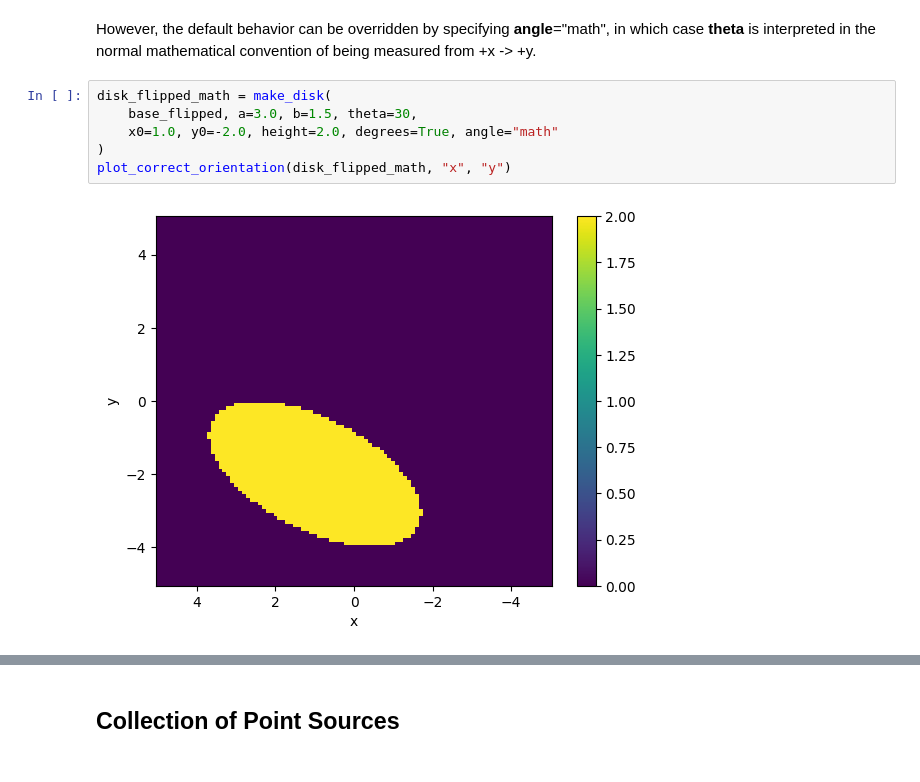
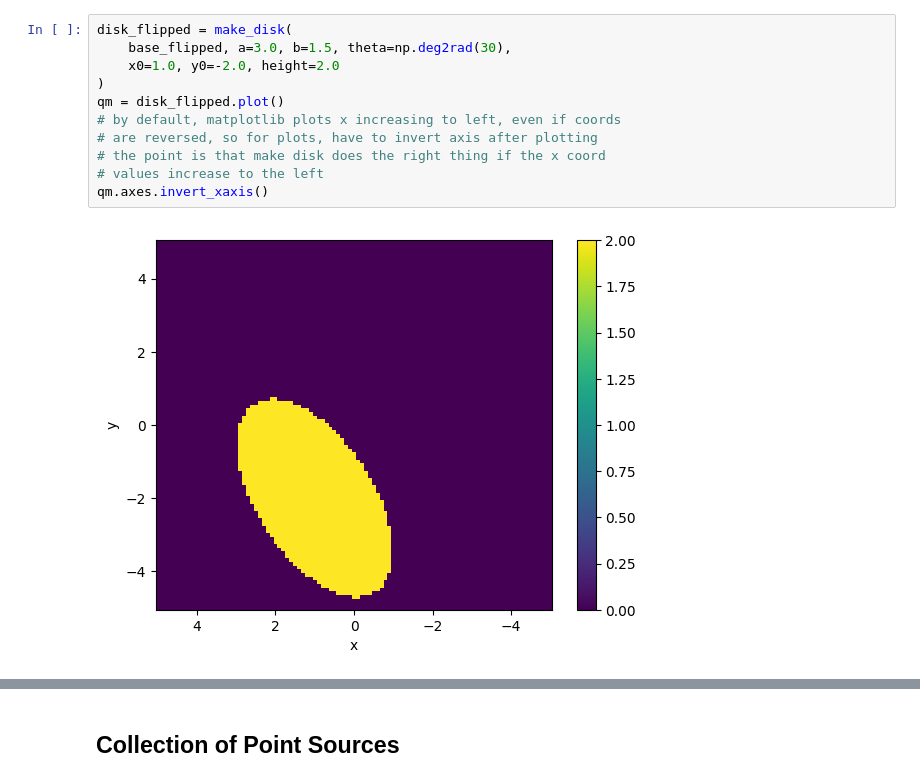
Before and after one commit to casangi/astroviper, a Jupyter notebook: docs/component_models.ipynb, the cells around one changed output, grey strips where cells are left out. Saved outputs shown, nothing was run; the diff lists cells and outputs as text.

```diff
--- a/docs/component_models.ipynb
+++ b/docs/component_models.ipynb
@@ -78,12 +68,13 @@ plot_correct_orientation(disk_flipped, "x", "y")
-# %% [markdown]
-However, the default behavior can be overridden by specifying **angle**="math", in
-which case **theta** is interpreted in the normal mathematical convention of
-being measured from +x -> +y.
-# %%
-disk_flipped_math = make_disk(
-    base_flipped, a=3.0, b=1.5, theta=30,
-    x0=1.0, y0=-2.0, height=2.0, degrees=True, angle="math"
-)
-plot_correct_orientation(disk_flipped_math, "x", "y")
-# %% [output]
-[figure, removed]
+# %%
+disk_flipped = make_disk(
+    base_flipped, a=3.0, b=1.5, theta=np.deg2rad(30),
+    x0=1.0, y0=-2.0, height=2.0
+)
+qm = disk_flipped.plot()
+# by default, matplotlib plots x increasing to left, even if coords
+# are reversed, so for plots, have to invert axis after plotting
+# the point is that make disk does the right thing if the x coord
+# values increase to the left
+qm.axes.invert_xaxis()
+# %% [output]
+[figure, added]
```
Also changed, not shown: parts of 21 cells of this notebook.
